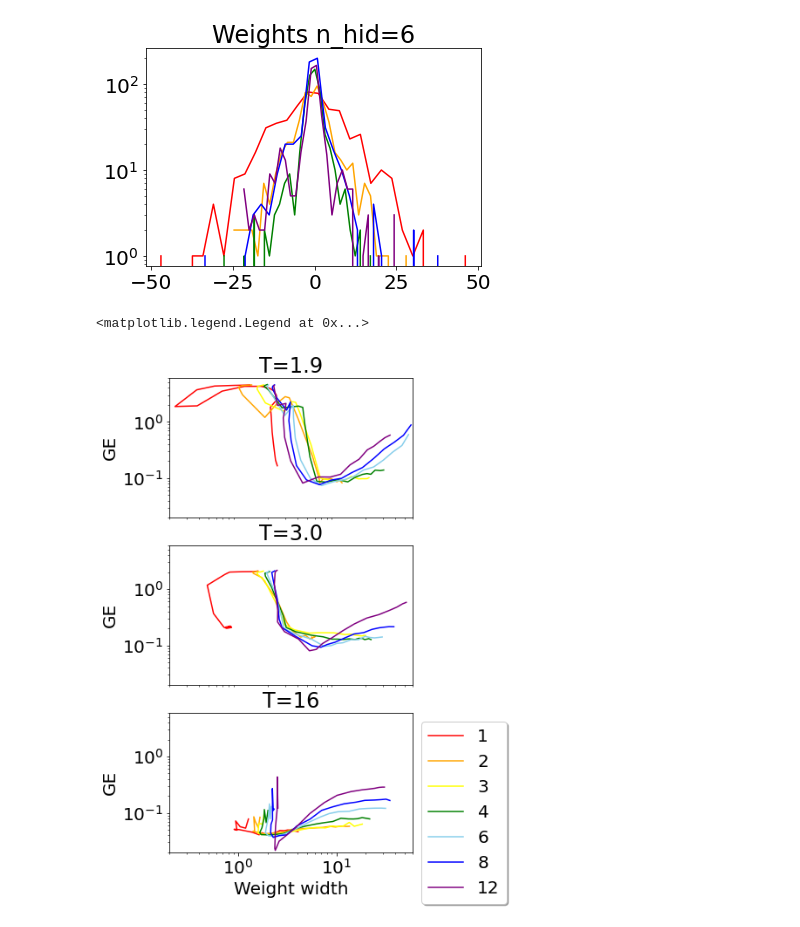
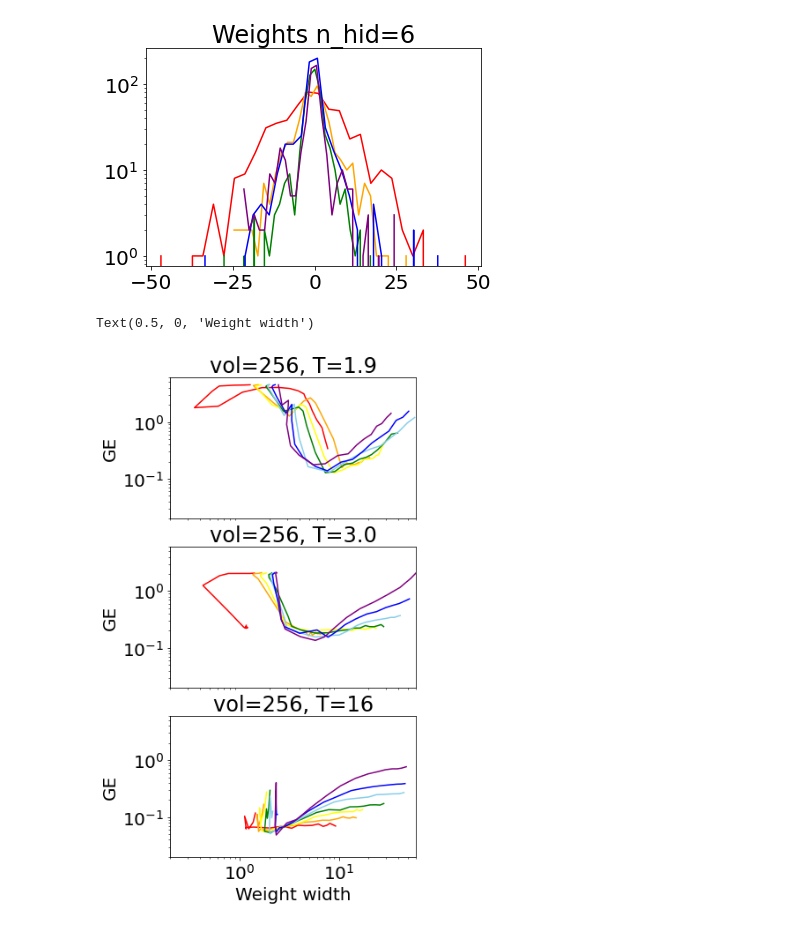
Before and after one commit to physicaone/loss_IG, a Jupyter notebook: [210902]visual_result7.ipynb, the cells around one changed output. Drawn from its saved outputs; the diff is of its cells as text; code cells hidden in the pictures.

```diff
--- a/[210902]visual_result7.ipynb
+++ b/[210902]visual_result7.ipynb
@@ -215,7 +215,7 @@ for T in T_list:
     for n_hid in n_hid_list:
         data0=pd.read_pickle('{base}/loss_IG/3*3/loss/GE_n_hid={n_hid}_T={T}_lr={lr}_vol={vol}_std={std}.pkl'.format(base=base, n_hid=n_hid, T=T, lr=lr, vol=vol, std=std))
 
-        data1=pd.read_pickle('{base}/loss_IG/3*3/loss/GE_n_hid={n_hid}_T={T}_lr={lr}_vol={vol}_std={std}_heating.pkl'.format(base=base, n_hid=n_hid, T=T, lr=lr, vol=vol, std=std))
+        data1=pd.read_pickle('{base}/loss_IG/3*3/loss/GE_n_hid={n_hid}_T={T}_lr={lr}_vol={vol}_std={std}_heating2.pkl'.format(base=base, n_hid=n_hid, T=T, lr=lr, vol=vol, std=std))
 
         IG_loss[str(T)][str(n_hid)]=np.array(data0[str(0)])/10
         IG_loss_cool[str(T)][str(n_hid)]=np.array(data1[str(0)])/10
@@ -254,7 +255,7 @@ FileNotFoundError: ignored
 n_vis=9
 k=5
 lr=0.1
-vol=256
+vol=1024
 batch_size=int(vol/2)
 epoch_to_save=[2**i for i in range(20)]
 n_epochs=epoch_to_save[-1]+1
@@ -304,7 +305,7 @@ plt.yscale('log')
 
 for j in range(len(T_list)):
     plt.subplot(len(T_list),1, j+1)
-    plt.title('T={T}'.format(T=T_list[j], vol=vol))
+    plt.title('vol={vol}, T={T}'.format(T=T_list[j], vol=vol))
     plt.rcParams["font.size"] = "20"
     plt.xscale('log')
     plt.yscale('log')
@@ -497,7 +411,7 @@ for i in range(1, len(n_hid_list)+1):
 [figure]
 # %%
 n_vis=9
-vol=512
+vol=256
 lr=0.1
 std=0.5
 n_hid_list=[1,2,3,4,6,8,12]
@@ -538,34 +452,34 @@ for T in T_list:
             v_bias_width[str(T)][str(n_hid)].append(v_value)
             h_bias_width[str(T)][str(n_hid)].append(h_value)
             GE_dict[str(T)][str(n_hid)].append(GE_value)
 
 T_color=['red', 'green', 'blue']
 plt.figure(figsize=(5,10))
 
 n_vis=9
 
 
 for t in range(len(T_list)):
     plt.subplot(len(T_list),1, t+1)
 
 #         plt.subplot(2, 4, i)
     plt.rcParams["font.size"] = "20"
     for i in range(1, len(n_hid_list)+1):
         n_hid=str(n_hid_list[i-1])
-        plt.title('T={T}'.format(T=T_list[t], vol=vol))
+        plt.title('vol={vol}, T={T}'.format(T=T_list[t], vol=vol))
 
         plt.plot(Weight_width[str(T_list[t])][str(n_hid)], GE_dict[str(T_list[t])][str(n_hid)], c=n_hid_color[i-1], label = T_list[t])
         plt.ylabel('GE')
         plt.yscale('log')
         plt.xscale('log')
         plt.xlim(0.2, 60)
         plt.ylim(0.02, 6)
         if t in [0,1]:
             plt.xticks([])
 
 plt.xlabel('Weight width')
 
-plt.legend(n_hid_list, bbox_to_anchor=(1, 1), ncol=1, fancybox=True, shadow=True)
+# plt.legend(n_hid_list, bbox_to_anchor=(1, 1), ncol=1, fancybox=True, shadow=True)
 # %% [output]
-<matplotlib.legend.Legend at 0x...>
+Text(0.5, 0, 'Weight width')
-[figure, old version]
+[figure, new version]
```
Also changed, not shown: parts of 3 cells of this notebook.
